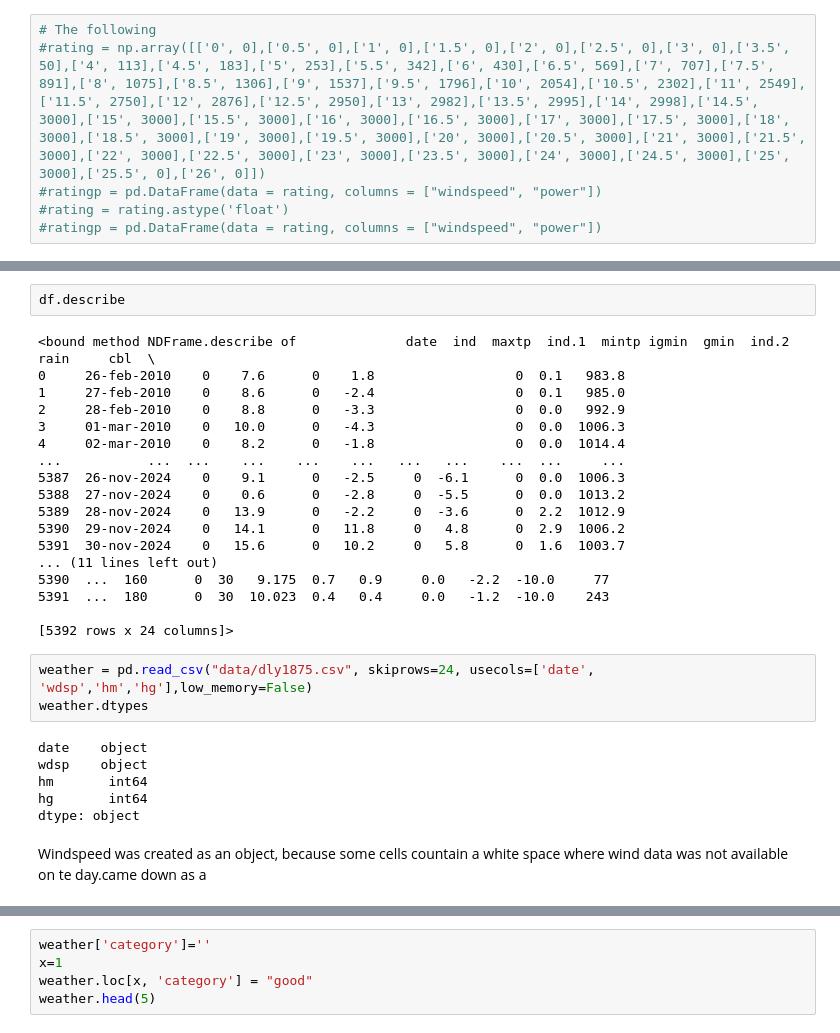
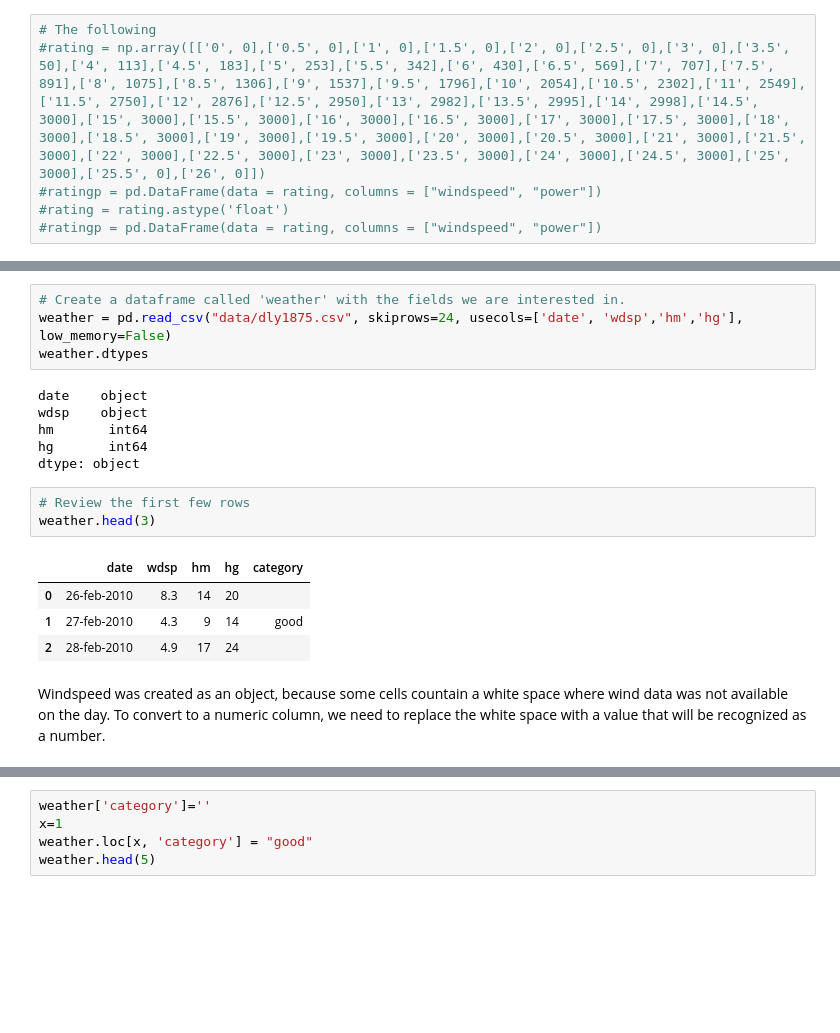
Before and after one commit to dvdgeroconnell/PFDA-project, a Jupyter notebook: windspeed.ipynb, the cells around one changed output, grey strips where cells are left out. Saved outputs shown, nothing was run; the diff lists cells and outputs as text; blank space fills up the shorter version.

```diff
--- a/windspeed.ipynb
+++ b/windspeed.ipynb
@@ -106,25 +87,6 @@ df.describe()
-# %%
-df.describe
-# %% [output]
-<bound method NDFrame.describe of              date  ind  maxtp  ind.1  mintp igmin  gmin  ind.2 rain     cbl  \
-0     26-feb-2010    0    7.6      0    1.8                  0  0.1   983.8
-1     27-feb-2010    0    8.6      0   -2.4                  0  0.1   985.0
-2     28-feb-2010    0    8.8      0   -3.3                  0  0.0   992.9
-3     01-mar-2010    0   10.0      0   -4.3                  0  0.0  1006.3
-4     02-mar-2010    0    8.2      0   -1.8                  0  0.0  1014.4
-...           ...  ...    ...    ...    ...   ...   ...    ...  ...     ...
-5387  26-nov-2024    0    9.1      0   -2.5     0  -6.1      0  0.0  1006.3
-5388  27-nov-2024    0    0.6      0   -2.8     0  -5.5      0  0.0  1013.2
-5389  28-nov-2024    0   13.9      0   -2.2     0  -3.6      0  2.2  1012.9
-5390  29-nov-2024    0   14.1      0   11.8     0   4.8      0  2.9  1006.2
-5391  30-nov-2024    0   15.6      0   10.2     0   5.8      0  1.6  1003.7
-... (11 lines left out)
-5390  ...  160      0  30   9.175  0.7   0.9     0.0   -2.2  -10.0     77
-5391  ...  180      0  30  10.023  0.4   0.4     0.0   -1.2  -10.0    243
-
-[5392 rows x 24 columns]>
 # %%
-weather = pd.read_csv("data/dly1875.csv", skiprows=24, usecols=['date', 'wdsp','hm','hg'],low_memory=False)
+# Create a dataframe called 'weather' with the fields we are interested in.
+weather = pd.read_csv("data/dly1875.csv", skiprows=24, usecols=['date', 'wdsp','hm','hg'], low_memory=False)
 weather.dtypes
 # %% [output]
 date    object
@@ -132,5 +94,14 @@ wdsp    object
 hm       int64
 hg       int64
 dtype: object
+# %%
+# Review the first few rows
+weather.head(3)
+# %% [output]
+|  | date | wdsp | hm | hg | category |
+| 0 | 26-feb-2010 | 8.3 | 14 | 20 |  |
+| 1 | 27-feb-2010 | 4.3 | 9 | 14 | good |
+| 2 | 28-feb-2010 | 4.9 | 17 | 24 |  |
 # %% [markdown]
-Windspeed was created as an object, because some cells countain a white space where wind data was not available on te day.came down as a
+Windspeed was created as an object, because some cells countain a white space where wind data was not available on the day.
+To convert to a numeric column, we need to replace the white space with a value that will be recognized as a number.
```
Also changed, not shown: parts of 15 cells of this notebook.
